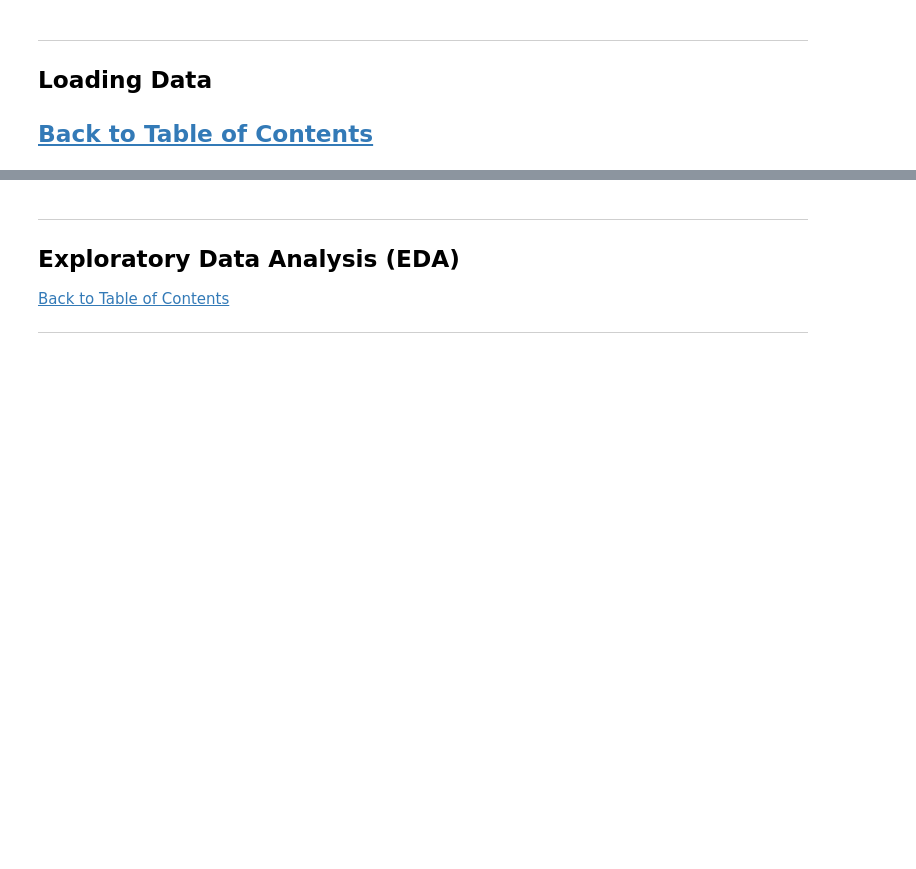
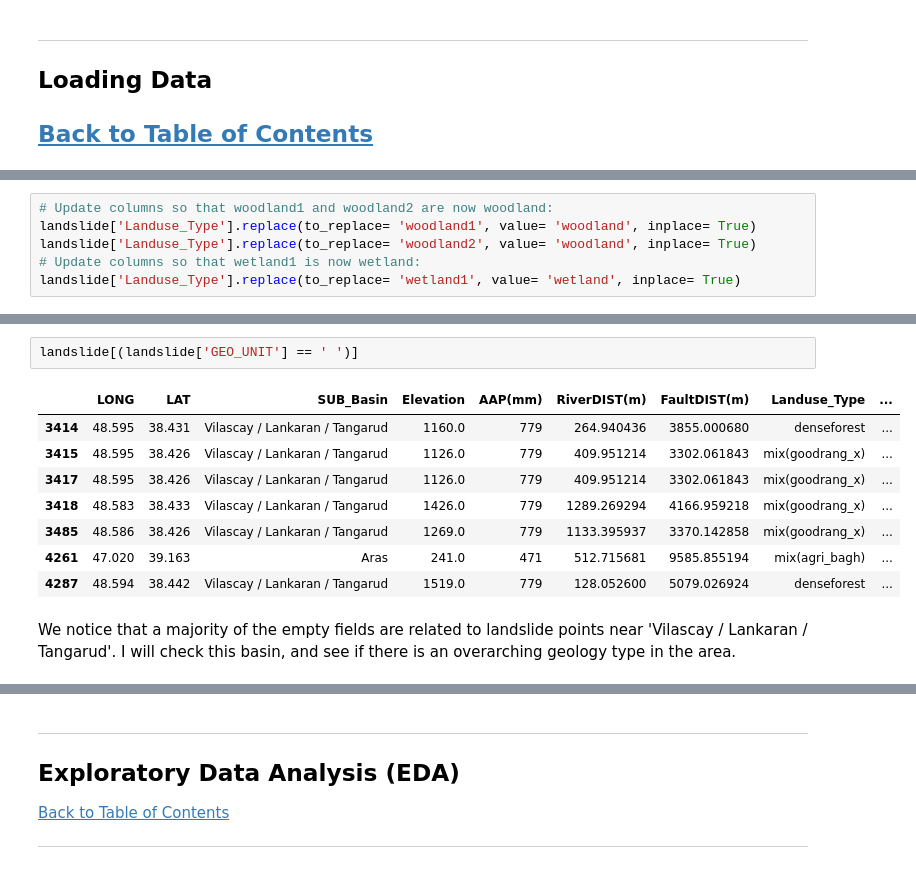
Before and after one commit to MiekeSpaans/MS_Capstone_Project_2401FTDS, a Jupyter notebook: QCTO-Capstone-Project.ipynb, the cells around one changed output, grey strips where cells are left out. Cells and saved outputs as stored; diff of their text form; blank space fills up the shorter version.

```diff
--- a/QCTO-Capstone-Project.ipynb
+++ b/QCTO-Capstone-Project.ipynb
@@ -98,0 +390,6 @@ landslide = pd.read_csv('/content/gdrive/MyDrive/Capstone/landslide_cleaned.csv'
+# %%
+# Update columns so that woodland1 and woodland2 are now woodland:
+landslide['Landuse_Type'].replace(to_replace= 'woodland1', value= 'woodland', inplace= True)
+landslide['Landuse_Type'].replace(to_replace= 'woodland2', value= 'woodland', inplace= True)
+# Update columns so that wetland1 is now wetland:
+landslide['Landuse_Type'].replace(to_replace= 'wetland1', value= 'wetland', inplace= True)
@@ -98,0 +473,13 @@ landslide = pd.read_csv('/content/gdrive/MyDrive/Capstone/landslide_cleaned.csv'
+# %%
+landslide[(landslide['GEO_UNIT'] == ' ')]
+# %% [output]
+|  | LONG | LAT | SUB_Basin | Elevation | AAP(mm) | RiverDIST(m) | FaultDIST(m) | Landuse_Type | ... |
+| 3414 | 48.595 | 38.431 | Vilascay / Lankaran / Tangarud | 1160.0 | 779 | 264.940436 | 3855.000680 | denseforest | ... |
+| 3415 | 48.595 | 38.426 | Vilascay / Lankaran / Tangarud | 1126.0 | 779 | 409.951214 | 3302.061843 | mix(goodrang_x) | ... |
+| 3417 | 48.595 | 38.426 | Vilascay / Lankaran / Tangarud | 1126.0 | 779 | 409.951214 | 3302.061843 | mix(goodrang_x) | ... |
+| 3418 | 48.583 | 38.433 | Vilascay / Lankaran / Tangarud | 1426.0 | 779 | 1289.269294 | 4166.959218 | mix(goodrang_x) | ... |
+| 3485 | 48.586 | 38.426 | Vilascay / Lankaran / Tangarud | 1269.0 | 779 | 1133.395937 | 3370.142858 | mix(goodrang_x) | ... |
+| 4261 | 47.020 | 39.163 | Aras | 241.0 | 471 | 512.715681 | 9585.855194 | mix(agri_bagh) | ... |
+| 4287 | 48.594 | 38.442 | Vilascay / Lankaran / Tangarud | 1519.0 | 779 | 128.052600 | 5079.026924 | denseforest | ... |
+# %% [markdown]
+We notice that a majority of the empty fields are related to landslide points near 'Vilascay / Lankaran / Tangarud'. I will check this basin, and see if there is an overarching geology type in the area.
```
Also changed, not shown: parts of 64 cells of this notebook.
